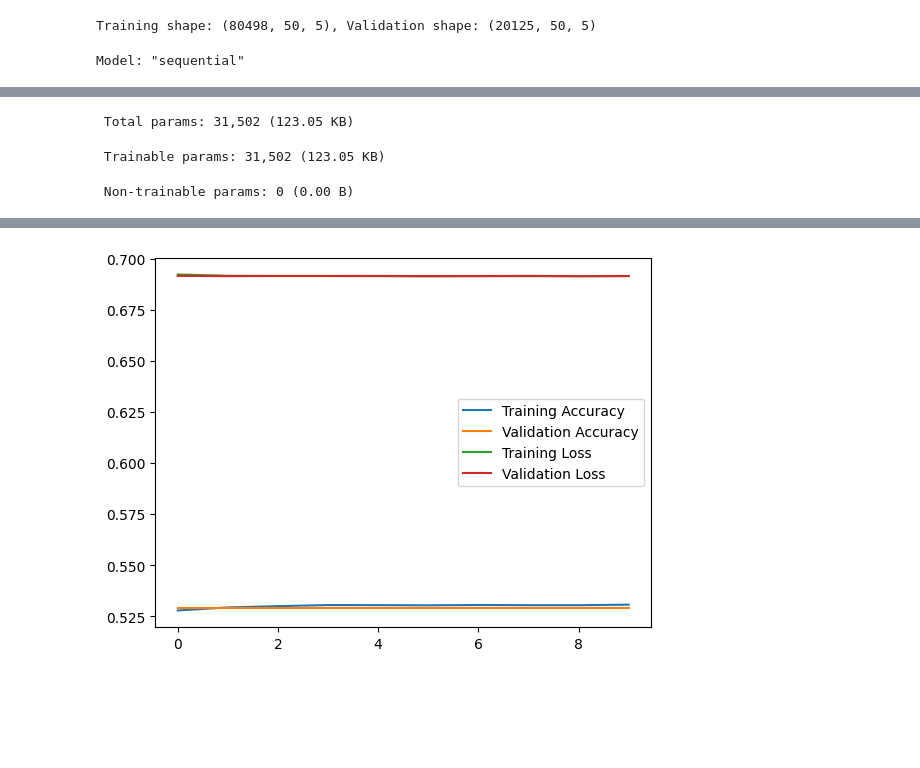
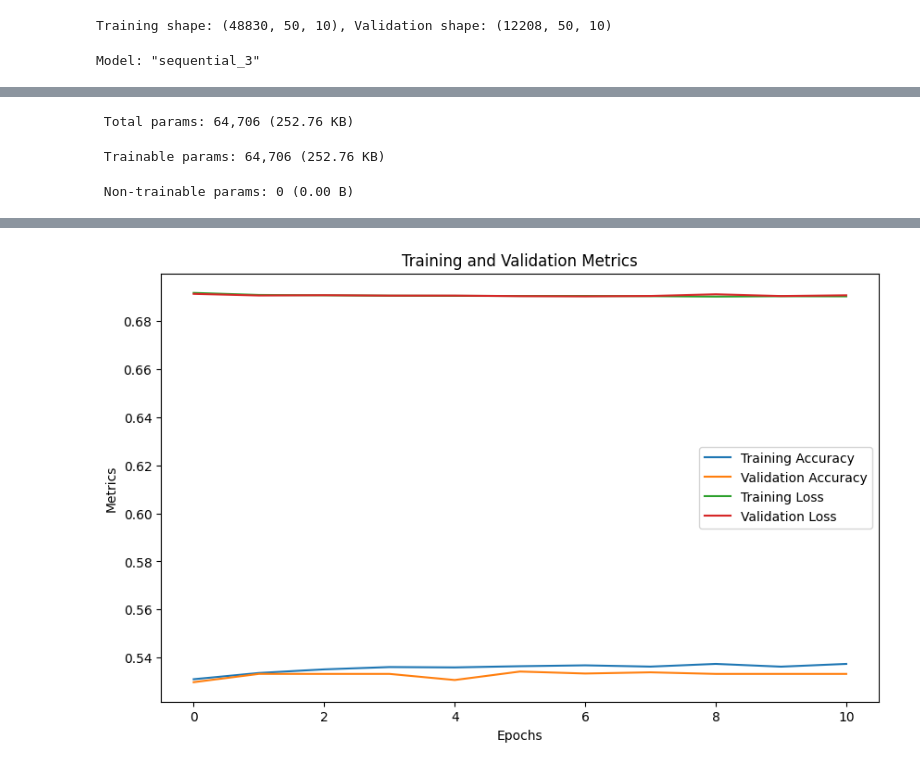
Before and after one commit to Celinezzzzz/dsi_team7_project, a Jupyter notebook: src/deep_learning.ipynb, the cells around one changed output, grey strips where cells are left out. Cells and saved outputs as stored; diff of their text form; code cells hidden in the pictures; blank space fills up the shorter version.

Commit message:
optimize machine learning model

```diff
--- a/src/deep_learning.ipynb
+++ b/src/deep_learning.ipynb
@@ -1,37 +1,35 @@
 # %%
-import pandas as pd
-import numpy as np
-
-
-# Load the dataset
-file_path = 'indexData_processed_before_calculation.csv'
-
-df = pd.read_csv(file_path)
-
 import numpy as np
 import pandas as pd
 from sklearn.preprocessing import StandardScaler
 from sklearn.model_selection import train_test_split
 from keras.models import Sequential
-from keras.layers import LSTM, Dense, Dropout
+from keras.layers import LSTM, Dense, Dropout, Bidirectional
+from keras.callbacks import EarlyStopping
+from keras.optimizers import Adam
 from keras.utils import to_categorical
 import matplotlib.pyplot as plt
 
 # Load your dataset (replace with your file or DataFrame)
-data  = pd.read_csv(file_path)
+file_path = '../data/processed/indexData_processed.csv'
+df  = pd.read_csv(file_path)
 
+# Select features and target
+features = ['adj close', 'volume','ma_5', 'ma_10', 'ma_30', 'volatility', 'macd', 'rsi_12', 'close_5_sma', 'close_10_ema']
+X = df[features]
+y = df['price_direction']
 
-# Ensure your dataset has the required columns
-features = ['Open', 'High', 'Low', 'Adj Close', 'Volume']
-target = 'Close'
+# # Ensure your dataset has the required columns
+# features = ['Open', 'High', 'Low', 'Adj Close', 'Volume']
+# target = 'Close'
 
-# Create a binary target variable (1: Increase, 0: Decrease)
-data['Target'] = (data['Close'].shift(-1) > data['Close']).astype(int)
-data = data.dropna()  # Remove rows with NaN values
+# # Create a binary target variable (1: Increase, 0: Decrease)
+# data['Target'] = (data['Close'].shift(-1) > data['Close']).astype(int)
+# data = data.dropna()  # Remove rows with NaN values
 
-# Extract features and target
-X = data[features].values
-y = data['Target'].values
+# # Extract features and target
+# X = data[features].values
+# y = data['Target'].values
 
 # Scale features
 scaler = StandardScaler()
@@ -58,27 +56,36 @@ print(f"Training shape: {X_train.shape}, Validation shape: {X_val.shape}")
 
 # Build the LSTM model
 model = Sequential([
-    LSTM(50, activation='tanh', return_sequences=True, input_shape=(SEQ_LENGTH, X_seq.shape[2])),
-    Dropout(0.2),
-    LSTM(50, activation='tanh'),
+    LSTM(64, activation='tanh', return_sequences=True, input_shape=(SEQ_LENGTH, X_seq.shape[2])),
+    Dropout(0.3),
+    LSTM(64, activation='tanh', return_sequences=True),
+    Dropout(0.3),
+    LSTM(32, activation='tanh'),
     Dropout(0.2),
     Dense(2, activation='softmax')  # Output layer for binary classification
 ])
 
+# Compile the model with learning rate adjustments
+optimizer = Adam(learning_rate=0.001)
 model.compile(
-    optimizer='adam',
+    optimizer=optimizer,
     loss='categorical_crossentropy',
     metrics=['accuracy']
 )
 
+# Display model summary
 model.summary()
+
+# Add early stopping to prevent overfitting
+early_stopping = EarlyStopping(monitor='val_accuracy', patience=5, restore_best_weights=True)
 
 # Train the model
 history = model.fit(
     X_train, y_train,
     validation_data=(X_val, y_val),
-    epochs=10,  # Adjust epochs as needed
+    epochs=20,  # Adjust epochs as needed
     batch_size=64,
+    callbacks=[early_stopping],
     verbose=1
 )
 
@@ -87,10 +94,14 @@ val_loss, val_accuracy = model.evaluate(X_val, y_val, verbose=0)
 print(f"Validation Loss: {val_loss:.4f}, Validation Accuracy: {val_accuracy:.4f}")
 
 # Plot training history
+plt.figure(figsize=(10, 6))
 plt.plot(history.history['accuracy'], label='Training Accuracy')
 plt.plot(history.history['val_accuracy'], label='Validation Accuracy')
 plt.plot(history.history['loss'], label='Training Loss')
 plt.plot(history.history['val_loss'], label='Validation Loss')
+plt.xlabel("Epochs")
+plt.ylabel("Metrics")
+plt.title("Training and Validation Metrics")
 plt.legend()
 plt.show()
 
@@ -101,8 +112,8 @@ predicted_classes = np.argmax(predictions, axis=1)
 print(f"Predictions: {predicted_classes}")
 print(f"True Classes: {np.argmax(y_val[:5], axis=1)}")
 # %% [output]
-Training shape: (80498, 50, 5), Validation shape: (20125, 50, 5)
+Training shape: (48830, 50, 10), Validation shape: (12208, 50, 10)
-Model: "sequential"
+Model: "sequential_3"
 ┏━━━━━━━━━━━━━━━━━━━━━━━━━━━━━━━━━━━━━━┳━━━━━━━━━━━━━━━━━━━━━━━━━━━━━┳━━━━━━━━━━━━━━━━━┓
 ┃ Layer (type)                         ┃ Output Shape                ┃         Param # ┃
 ┡━━━━━━━━━━━━━━━━━━━━━━━━━━━━━━━━━━━━━━╇━━━━━━━━━━━━━━━━━━━━━━━━━━━━━╇━━━━━━━━━━━━━━━━━┩
@@ -118,4 +133,4 @@ Model: "sequential"
 └──────────────────────────────────────┴─────────────────────────────┴─────────────────┘
- Total params: 31,502 (123.05 KB)
+ Total params: 64,706 (252.76 KB)
- Trainable params: 31,502 (123.05 KB)
+ Trainable params: 64,706 (252.76 KB)
  Non-trainable params: 0 (0.00 B)
@@ -139 +154 @@ Validation Loss: 0.6915, Validation Accuracy: 0.5288
-[figure, old version]
+[figure, new version]
```
Also changed, not shown: parts of 1 cell of this notebook, 1 other file.
